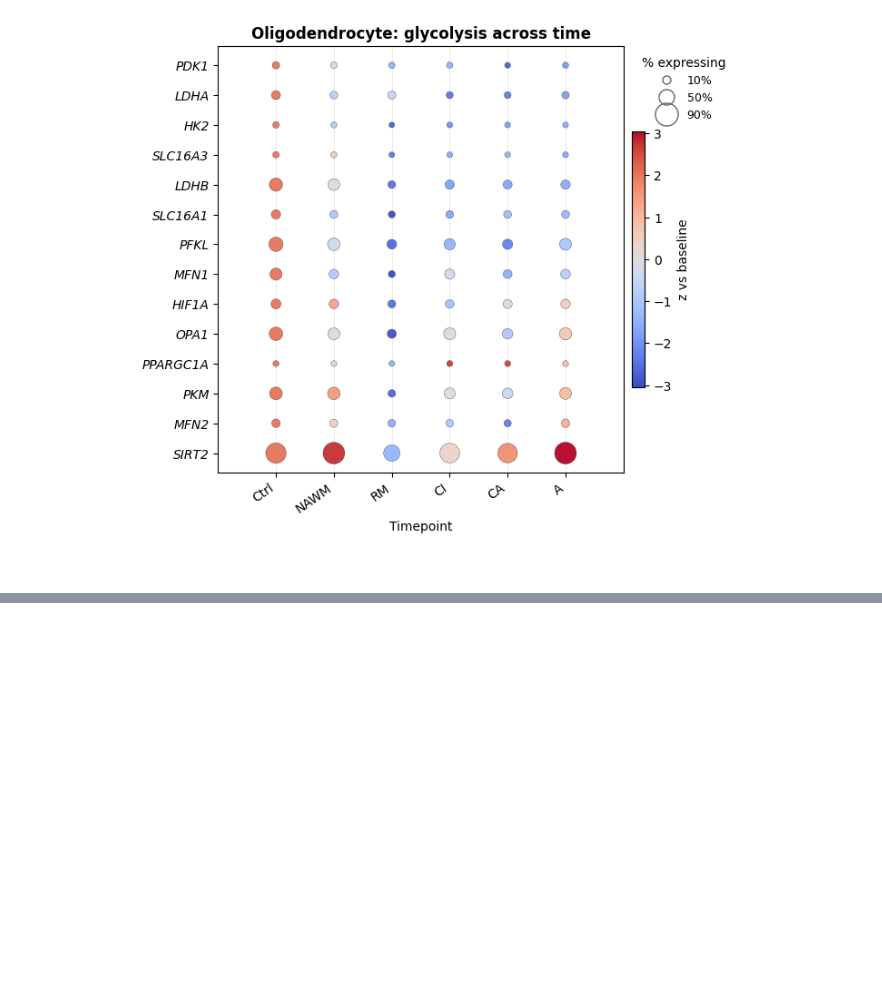
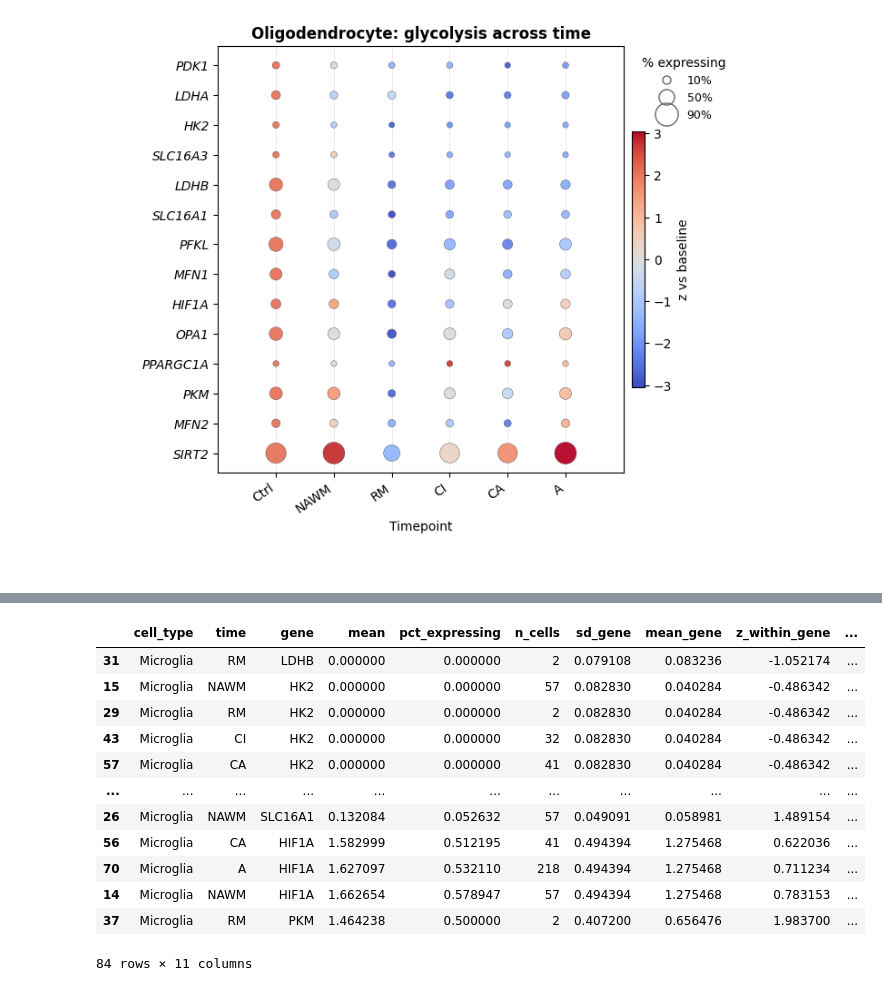
Before and after one commit to christoffermattssonlangseth/MitoMetaoMicS, a Jupyter notebook: notebooks/Jäkel.ipynb, the cells around one changed output, grey strips where cells are left out. Cells and saved outputs as stored; diff of their text form; code cells hidden in the pictures; blank space fills up the shorter version.

```diff
--- a/notebooks/Jäkel.ipynb
+++ b/notebooks/Jäkel.ipynb
@@ -383,0 +651,16 @@ plot_dotplot_time(tblz,
+# %%
+tblz.sort_values(by = 'z_vs_baseline')
+# %% [output]
+|  | cell_type | time | gene | mean | pct_expressing | n_cells | sd_gene | mean_gene | z_within_gene | ... |
+| 31 | Microglia | RM | LDHB | 0.000000 | 0.000000 | 2 | 0.079108 | 0.083236 | -1.052174 | ... |
+| 15 | Microglia | NAWM | HK2 | 0.000000 | 0.000000 | 57 | 0.082830 | 0.040284 | -0.486342 | ... |
+| 29 | Microglia | RM | HK2 | 0.000000 | 0.000000 | 2 | 0.082830 | 0.040284 | -0.486342 | ... |
+| 43 | Microglia | CI | HK2 | 0.000000 | 0.000000 | 32 | 0.082830 | 0.040284 | -0.486342 | ... |
+| 57 | Microglia | CA | HK2 | 0.000000 | 0.000000 | 41 | 0.082830 | 0.040284 | -0.486342 | ... |
+| ... | ... | ... | ... | ... | ... | ... | ... | ... | ... | ... |
+| 26 | Microglia | NAWM | SLC16A1 | 0.132084 | 0.052632 | 57 | 0.049091 | 0.058981 | 1.489154 | ... |
+| 56 | Microglia | CA | HIF1A | 1.582999 | 0.512195 | 41 | 0.494394 | 1.275468 | 0.622036 | ... |
+| 70 | Microglia | A | HIF1A | 1.627097 | 0.532110 | 218 | 0.494394 | 1.275468 | 0.711234 | ... |
+| 14 | Microglia | NAWM | HIF1A | 1.662654 | 0.578947 | 57 | 0.494394 | 1.275468 | 0.783153 | ... |
+| 37 | Microglia | RM | PKM | 1.464238 | 0.500000 | 2 | 0.407200 | 0.656476 | 1.983700 | ... |
+84 rows × 11 columns
```
Also changed, not shown: parts of 5 cells of this notebook, 4 other files.
